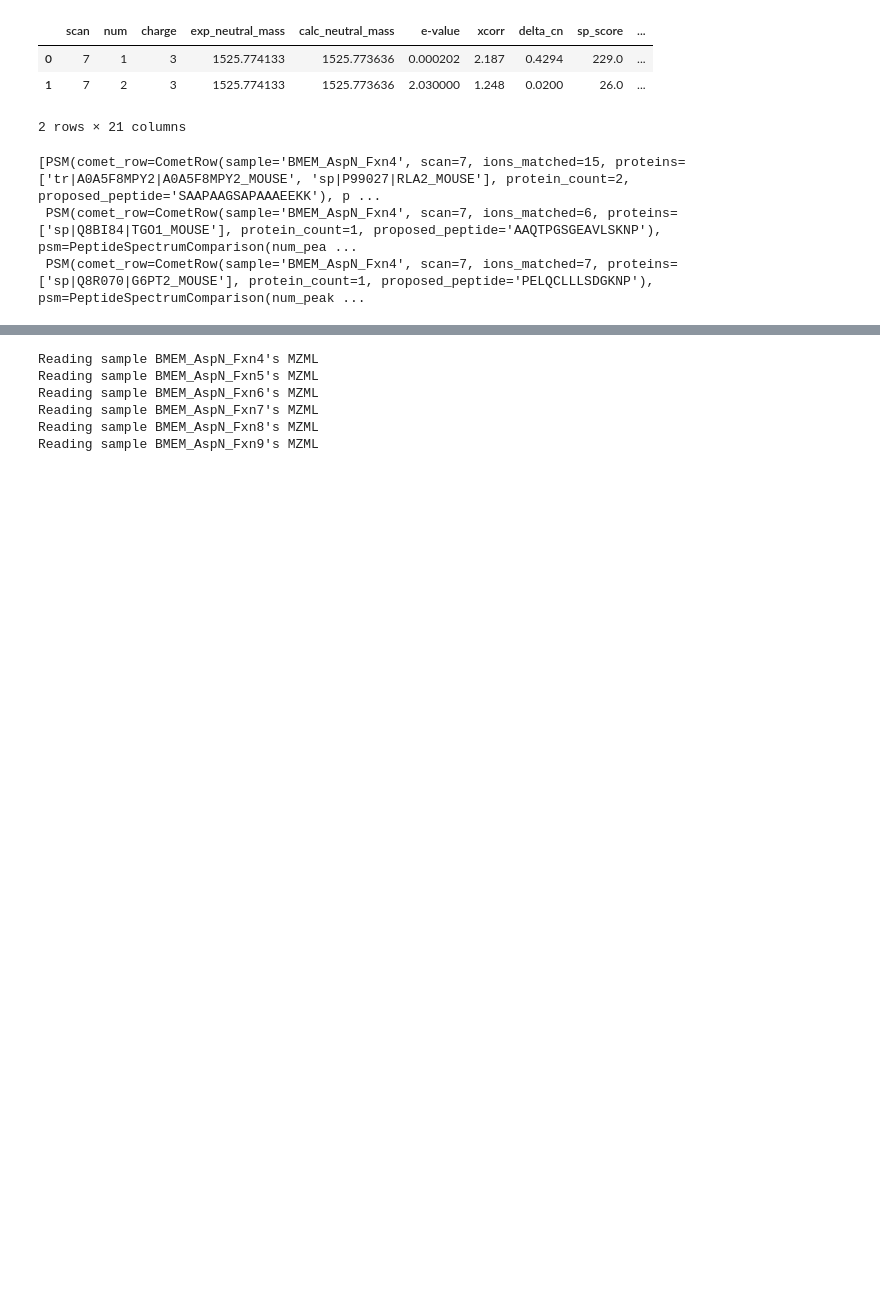
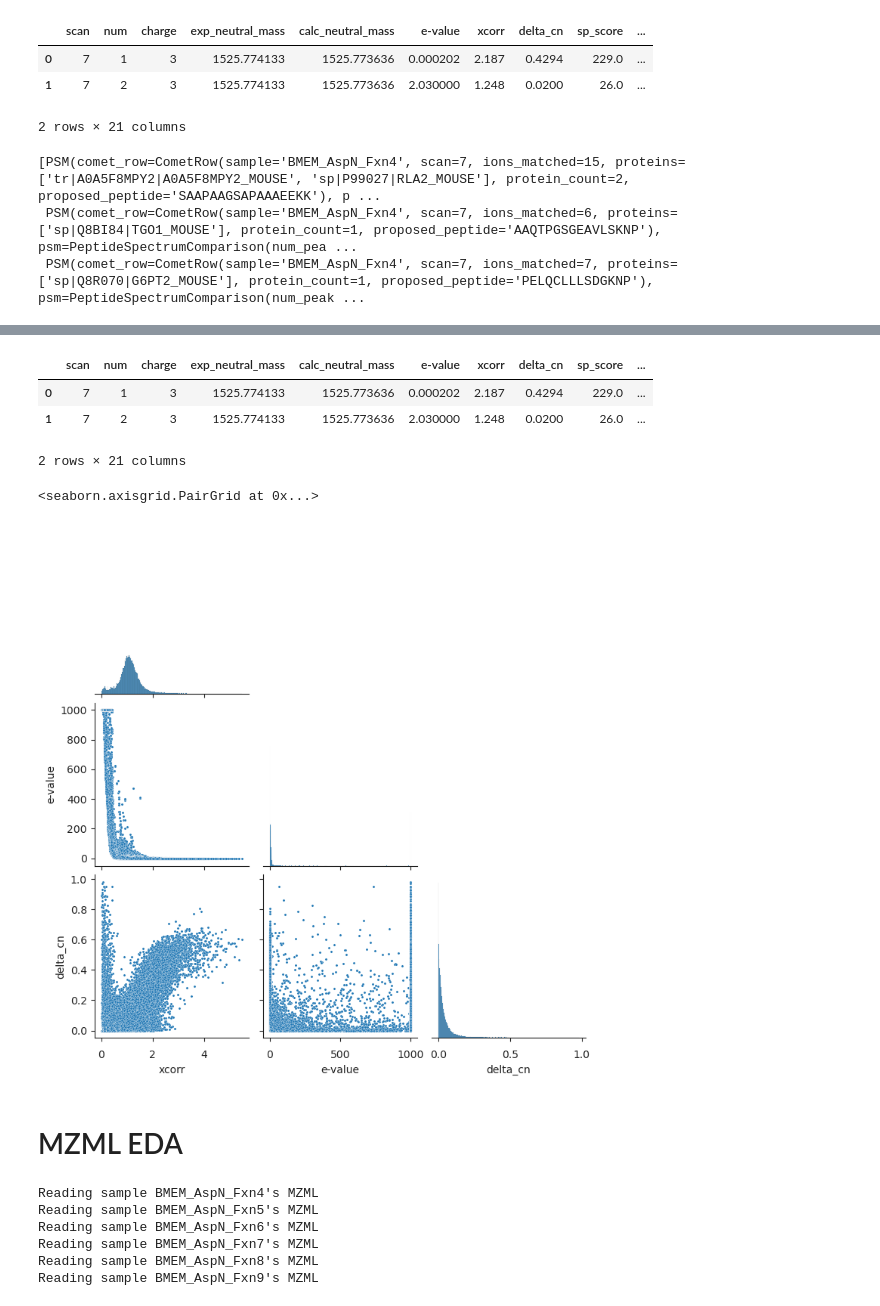
Before and after one commit to ryanlayerlab/hypedsearch, a Jupyter notebook: notebooks/experiment-development.ipynb, the cells around one changed output, grey strips where cells are left out. Drawn from its saved outputs; the diff is of its cells as text; code cells hidden in the pictures; blank space fills up the shorter version.

```diff
--- a/notebooks/experiment-development.ipynb
+++ b/notebooks/experiment-development.ipynb
@@ -399,0 +458,11 @@ decompress_and_unpickle(file_path=path)
+# %%
+comet_df = load_comet_data()
+comet_df.head(2)
+comet_df.shape
+
+list(comet_df.groupby(["scan", "sample"]))[0][1].shape
+len(list(comet_df.groupby(["scan", "sample"])))
+# for name, group in comet_df.groupby(["scan", "sample"]):
+
+#     name, group
+#     break
@@ -400,3 +477,19 @@ decompress_and_unpickle(file_path=path)
+# %%
+colms_to_plot = ["xcorr", "e-value", "delta_cn"]
+sns.pairplot(
+    comet_df[colms_to_plot],
+    corner=True,
+    plot_kws={'s': 5}
+)
+# %% [output]
+|  | scan | num | charge | exp_neutral_mass | calc_neutral_mass | e-value | xcorr | delta_cn | sp_score | ... |
+| 0 | 7 | 1 | 3 | 1525.774133 | 1525.773636 | 0.000202 | 2.187 | 0.4294 | 229.0 | ... |
+| 1 | 7 | 2 | 3 | 1525.774133 | 1525.773636 | 2.030000 | 1.248 | 0.0200 | 26.0 | ... |
+2 rows × 21 columns
+<seaborn.axisgrid.PairGrid at 0x...>
+[figure, added]
+# %% [markdown]
+# MZML EDA
 # %%
 from src.mass_spectra import load_mzml_data
 
```
Also changed, not shown: parts of 14 cells of this notebook, 5 other files.
